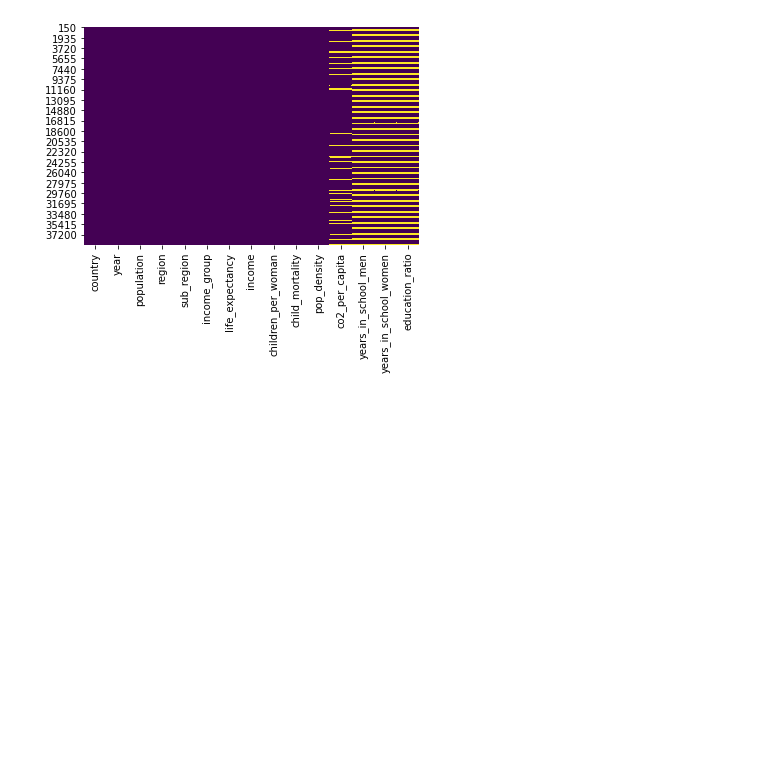
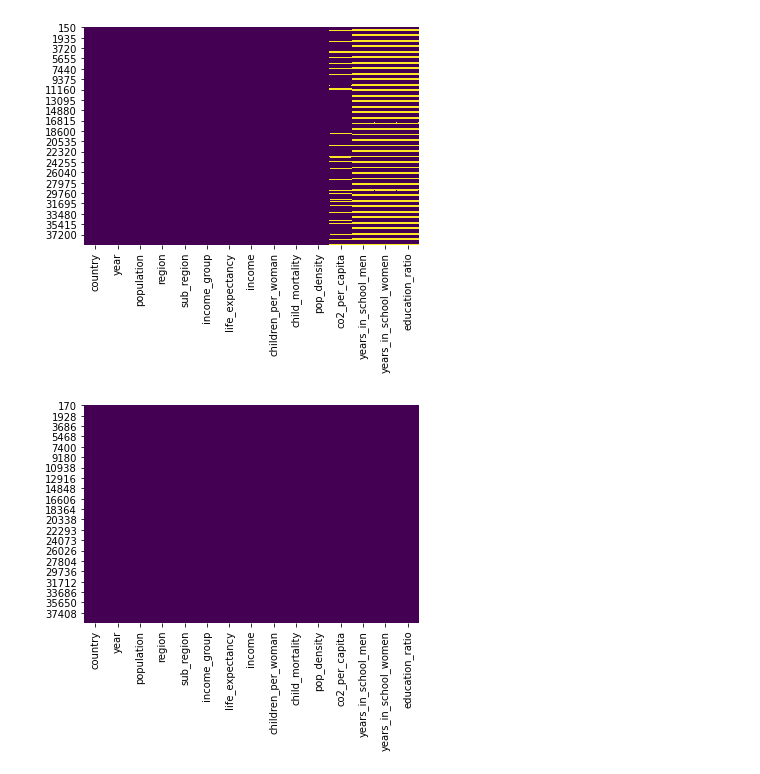
Before and after one commit to wangjc640/532-Group21, a Jupyter notebook: src/dashboard/preprocess_data.ipynb, the cells around one changed output. Saved outputs shown, nothing was run; the diff lists cells and outputs as text; code cells hidden in the pictures; blank space fills up the shorter version.

```diff
--- a/src/dashboard/Untitled.ipynb
+++ b/src/dashboard/preprocess_data.ipynb
@@ -19,5 +19,9 @@ sns.heatmap(df.isnull(), cmap='viridis', cbar=False);
 [figure]
 # %%
 filtered_df = df[df[['education_ratio', 'co2_per_capita', 'region']].notnull().all(1)]
+# %%
+sns.heatmap(filtered_df.isnull(), cmap='viridis', cbar=False);
+# %% [output]
+[figure, added]
 # %%
 filtered_df.to_csv("../../data/processed/gapminder_processed.csv")
```
Also changed, not shown: parts of 1 cell of this notebook, 1 other file.
